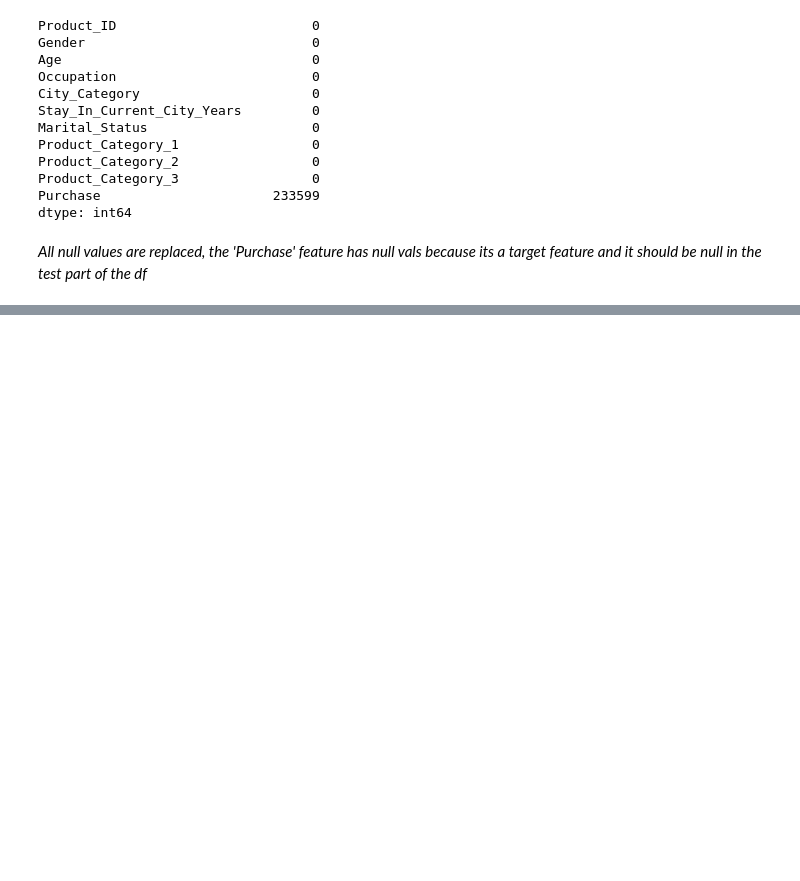
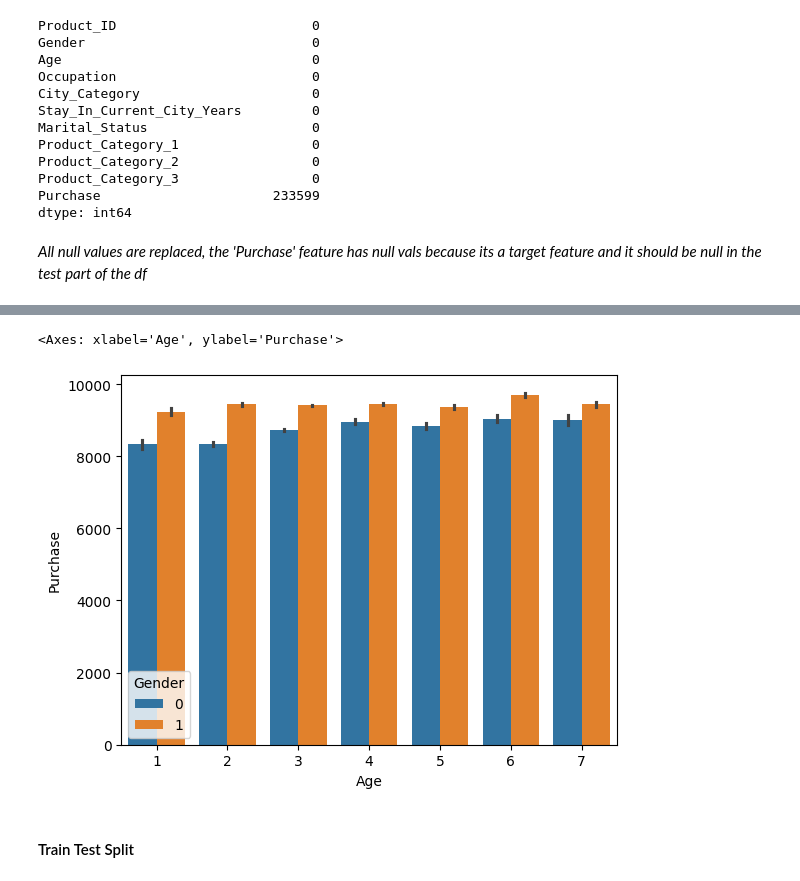
Before and after one commit to Mubashirr101/Practice-Kernels, a Jupyter notebook: EDA/black_friday_eda.ipynb, the cells around one changed output, grey strips where cells are left out. Drawn from its saved outputs; the diff is of its cells as text; code cells hidden in the pictures; blank space fills up the shorter version.

Commit message:
EDA continues: preprocesssing, train_test_split & StandardScaler

```diff
--- a/EDA/black_friday_eda.ipynb
+++ b/EDA/black_friday_eda.ipynb
@@ -195,0 +202,3 @@ dtype: int64
+# %%
+# replacing '4+' to just '4' to make it numerical
+df['Stay_In_Current_City_Years'] = df['Stay_In_Current_City_Years'].str.replace('+','')
@@ -195,0 +232,4 @@ dtype: int64
+# %%
+# converting 'Stay_In_Current_City_Years' to integers
+df['Stay_In_Current_City_Years'] = df['Stay_In_Current_City_Years'].astype(int)
+df.info()
@@ -195,0 +255,6 @@ dtype: int64
+# %%
+# viz of age vs purchase
+sns.barplot(x='Age', y='Purchase', hue='Gender', data=df)
+# %% [output]
+<Axes: xlabel='Age', ylabel='Purchase'>
+[figure, added]
@@ -195,0 +264,2 @@ dtype: int64
+# %% [markdown]
+#### Train Test Split
```
Also changed, not shown: parts of 12 cells of this notebook.
